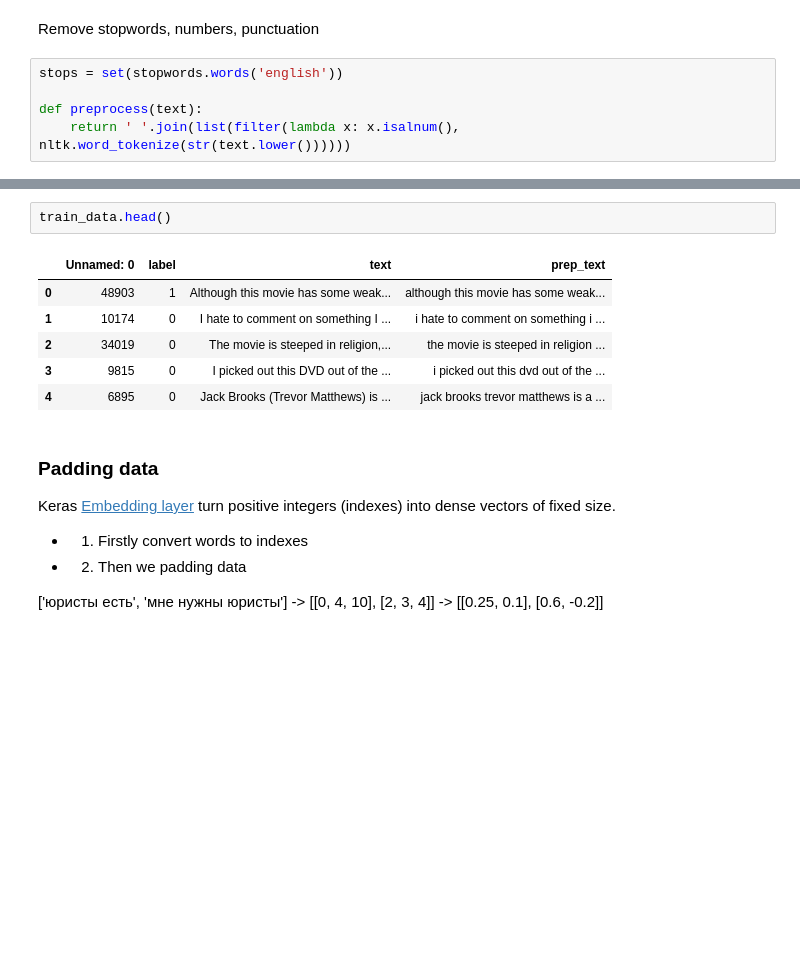
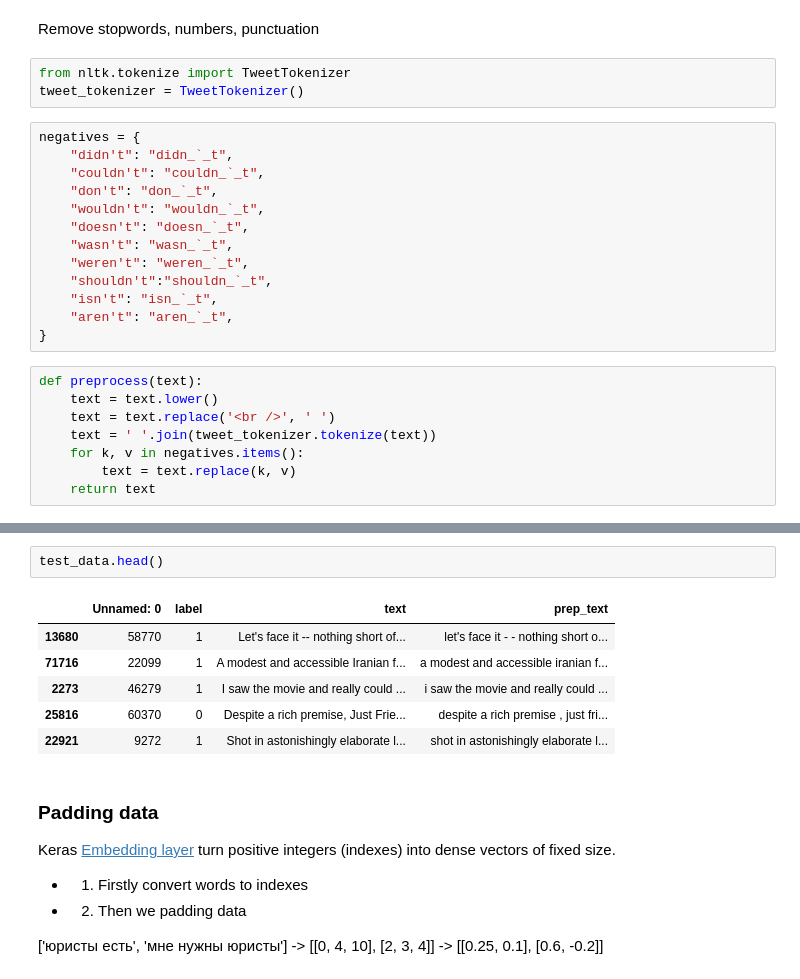
Before and after one commit to udsclub/whiskey-sentiment-analysis, a Jupyter notebook: lstm_word2vec.ipynb, the cells around one changed output, grey strips where cells are left out. Saved outputs shown, nothing was run; the diff lists cells and outputs as text; blank space fills up the shorter version.

```diff
--- a/lstm_word2vec.ipynb
+++ b/lstm_word2vec.ipynb
@@ -57,8 +79,27 @@ MAX_SEQUENCE_LENGTH = 50
 ---
 # %% [markdown]
 Remove stopwords, numbers, punctuation
-# %%
-stops = set(stopwords.words('english'))
-
-def preprocess(text):
-    return ' '.join(list(filter(lambda x: x.isalnum(), nltk.word_tokenize(str(text.lower())))))
+# %%
+from nltk.tokenize import TweetTokenizer
+tweet_tokenizer = TweetTokenizer()
+# %%
+negatives = {
+    "didn't": "didn_`_t",
+    "couldn't": "couldn_`_t",
+    "don't": "don_`_t",
+    "wouldn't": "wouldn_`_t",
+    "doesn't": "doesn_`_t",
+    "wasn't": "wasn_`_t",
+    "weren't": "weren_`_t",
+    "shouldn't":"shouldn_`_t",
+    "isn't": "isn_`_t",
+    "aren't": "aren_`_t",
+}
+# %%
+def preprocess(text):
+    text = text.lower()
+    text = text.replace('<br />', ' ')
+    text = ' '.join(tweet_tokenizer.tokenize(text))
+    for k, v in negatives.items():
+        text = text.replace(k, v)
+    return text
@@ -68,12 +124,12 @@ test_data['prep_text'] = test_data['text'].map(preprocess)
 # %%
-train_data.head()
+test_data.head()
 # %% [output]
 |  | Unnamed: 0 | label | text | prep_text |
-| 0 | 48903 | 1 | Although this movie has some weak... | although this movie has some weak... |
-| 1 | 10174 | 0 | I hate to comment on something I ... | i hate to comment on something i ... |
-| 2 | 34019 | 0 | The movie is steeped in religion,... | the movie is steeped in religion ... |
-| 3 | 9815 | 0 | I picked out this DVD out of the ... | i picked out this dvd out of the ... |
-| 4 | 6895 | 0 | Jack Brooks (Trevor Matthews) is ... | jack brooks trevor matthews is a ... |
+| 13680 | 58770 | 1 | Let's face it -- nothing short of... | let's face it - - nothing short o... |
+| 71716 | 22099 | 1 | A modest and accessible Iranian f... | a modest and accessible iranian f... |
+| 2273 | 46279 | 1 | I saw the movie and really could ... | i saw the movie and really could ... |
+| 25816 | 60370 | 0 | Despite a rich premise, Just Frie... | despite a rich premise , just fri... |
+| 22921 | 9272 | 1 | Shot in astonishingly elaborate l... | shot in astonishingly elaborate l... |
 # %% [markdown]
 ### Padding data
 
```
Also changed, not shown: parts of 46 cells of this notebook, 12 other files.
